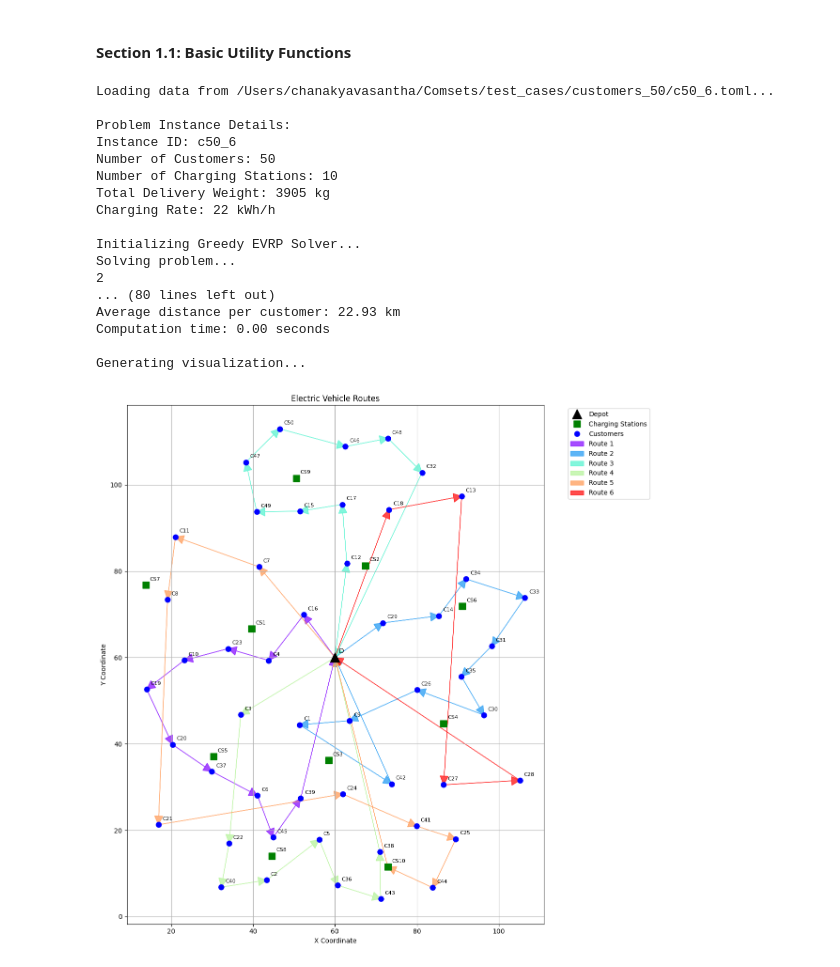
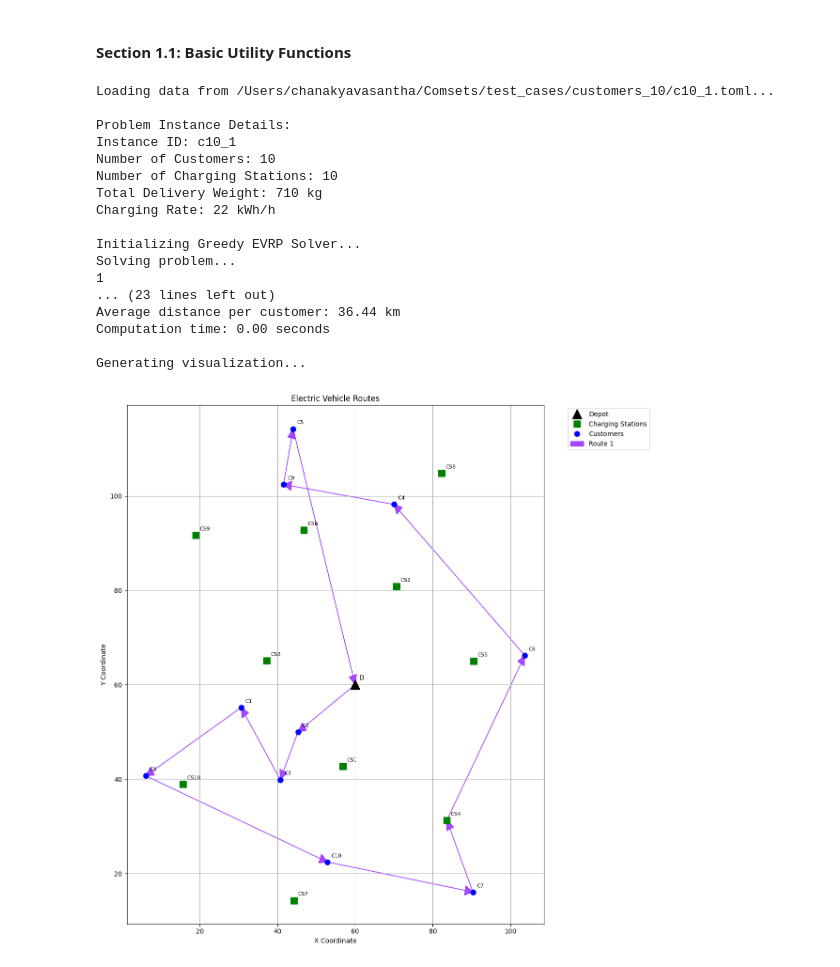
Before and after one commit to chanakyavasantha/ComsNets-EV-Routing, a Jupyter notebook: Notebooks/Greedy.ipynb, the cells around one changed output. Cells and saved outputs as stored; diff of their text form; code cells hidden in the pictures.

```diff
--- a/Notebooks/Greedy.ipynb
+++ b/Notebooks/Greedy.ipynb
@@ -654,39 +654,39 @@ def run_ev_routing(toml_file_path):
                      length_includes_head=True, alpha=0.7,
                      label=f'Route {route_idx+1}' if i == 0 else "")
 
     plt.title('Electric Vehicle Routes')
     plt.xlabel('X Coordinate')
     plt.ylabel('Y Coordinate')
     plt.grid(True)
 
     # Move legend outside plot
     plt.legend(bbox_to_anchor=(1.05, 1), loc='upper left')
     plt.tight_layout()
     plt.show()
 
     return solver, solution
 
 
 if __name__ == "__main__":
     # Example usage
-    toml_path = "/Users/chanakyavasantha/Comsets/test_cases/customers_50/c50_6.toml"
+    toml_path = "/Users/chanakyavasantha/Comsets/test_cases/customers_10/c10_1.toml"
     solver, solution = run_ev_routing(toml_path)
 # %% [output]
-Loading data from /Users/chanakyavasantha/Comsets/test_cases/customers_50/c50_6.toml...
+Loading data from /Users/chanakyavasantha/Comsets/test_cases/customers_10/c10_1.toml...
 
 Problem Instance Details:
-Instance ID: c50_6
-Number of Customers: 50
+Instance ID: c10_1
+Number of Customers: 10
 Number of Charging Stations: 10
-Total Delivery Weight: 3905 kg
+Total Delivery Weight: 710 kg
 Charging Rate: 22 kWh/h
 
 Initializing Greedy EVRP Solver...
 Solving problem...
-2
-... (80 lines left out)
-Average distance per customer: 22.93 km
+1
+... (23 lines left out)
+Average distance per customer: 36.44 km
 Computation time: 0.00 seconds
 
 Generating visualization...
-[figure, old version]
+[figure, new version]
```
Also changed, not shown: 5 other files.
